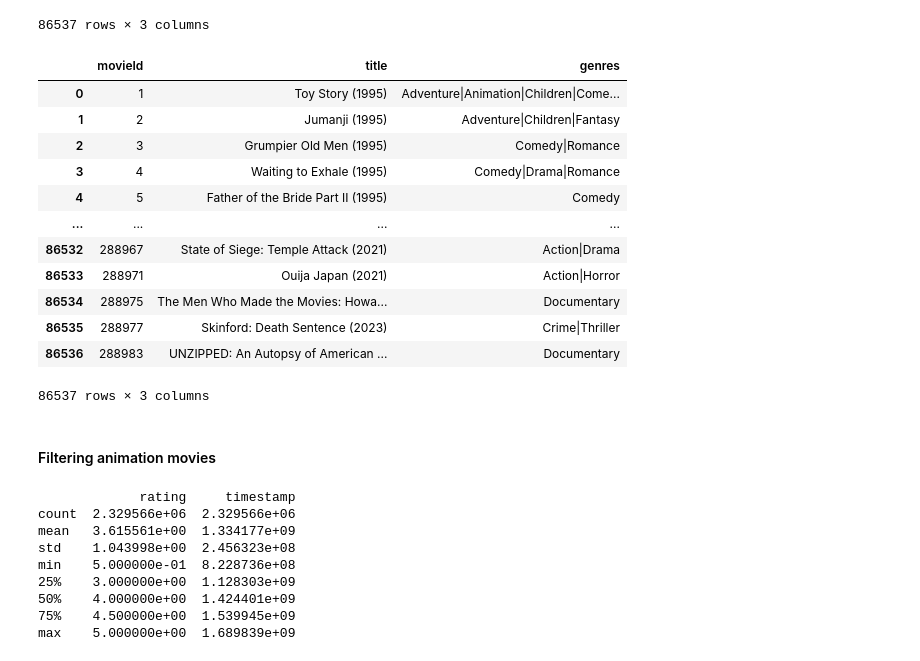
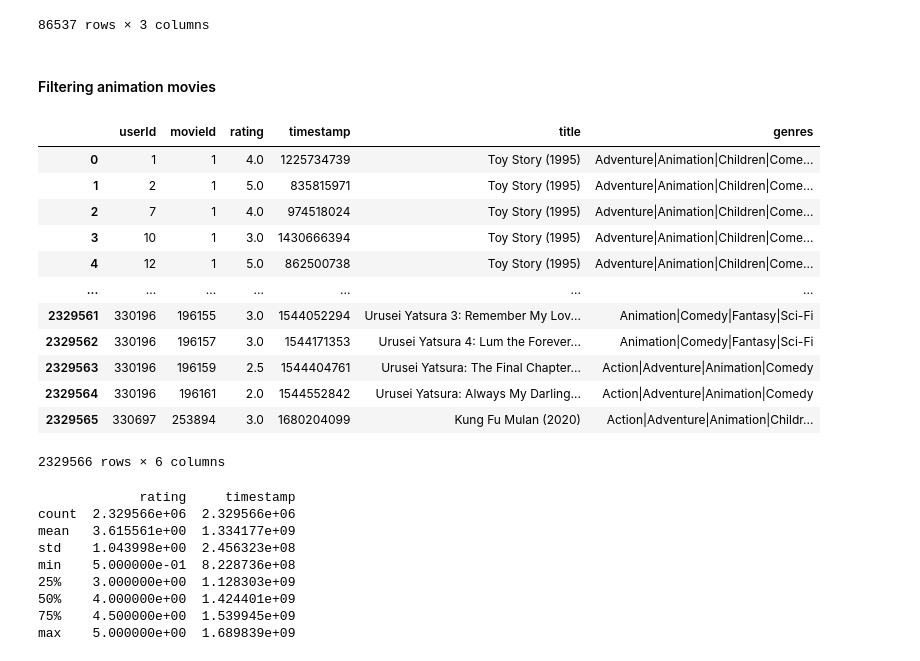
Before and after one commit to com-480-data-visualization/MoscowMickeyMule, a Jupyter notebook: milestone1/movie_lens_analysis.ipynb, the cells around one changed output. Cells and saved outputs as stored; diff of their text form; code cells hidden in the pictures.

```diff
--- a/milestone1/movie_lens_analysis.ipynb
+++ b/milestone1/movie_lens_analysis.ipynb
@@ -6,10 +6,10 @@ import matplotlib.pyplot as plt
 # %% [markdown]
 ### Exploratory Data Analysis of Movie Lens
 # %%
-df_links = pd.read_csv('data/ml-latest-small/links.csv')
-df_movies = pd.read_csv('data/ml-latest-small//movies.csv')
-df_ratings = pd.read_csv('data/ml-latest-small//ratings.csv')
-df_tags = pd.read_csv('data/ml-latest-small//tags.csv')
+df_links = pd.read_csv('data/links.csv')
+df_movies = pd.read_csv('data/movies.csv')
+df_ratings = pd.read_csv('data/ratings.csv')
+df_tags = pd.read_csv('data/tags.csv')
 # %%
 num_movies = df_movies.shape[0]
 print(f"\nNumber of movies: {num_movies}")
@@ -39,38 +39,31 @@ df_movies
 | 86535 | 288977 | Skinford: Death Sentence (2023) | Crime|Thriller |
 | 86536 | 288983 | UNZIPPED: An Autopsy of American ... | Documentary |
 86537 rows × 3 columns
-# %%
-FILE_PATH = 'data/ml-latest'
-df_links = pd.read_csv(f'{FILE_PATH}/links.csv')
-df_movies = pd.read_csv(f'{FILE_PATH}/movies.csv')
-df_ratings = pd.read_csv(f'{FILE_PATH}/ratings.csv')
-df_tags = pd.read_csv(f'{FILE_PATH}/tags.csv')
-
-df_movies
-# %% [output]
-|  | movieId | title | genres |
-| 0 | 1 | Toy Story (1995) | Adventure|Animation|Children|Come... |
-| 1 | 2 | Jumanji (1995) | Adventure|Children|Fantasy |
-| 2 | 3 | Grumpier Old Men (1995) | Comedy|Romance |
-| 3 | 4 | Waiting to Exhale (1995) | Comedy|Drama|Romance |
-| 4 | 5 | Father of the Bride Part II (1995) | Comedy |
-| ... | ... | ... | ... |
-| 86532 | 288967 | State of Siege: Temple Attack (2021) | Action|Drama |
-| 86533 | 288971 | Ouija Japan (2021) | Action|Horror |
-| 86534 | 288975 | The Men Who Made the Movies: Howa... | Documentary |
-| 86535 | 288977 | Skinford: Death Sentence (2023) | Crime|Thriller |
-| 86536 | 288983 | UNZIPPED: An Autopsy of American ... | Documentary |
-86537 rows × 3 columns
 # %% [markdown]
 #### Filtering animation movies
 # %%
 # Filter Animation Movies
 animation_movies = df_movies[df_movies['genres'].str.contains('Animation', na=False)]
-# print(animation_movies.head())
 
 # Merge ratings with animation movies
 animation_ratings = pd.merge(df_ratings, animation_movies, on='movieId')
 # print(animation_ratings.head())
+animation_movies
+animation_ratings
+# %% [output]
+|  | userId | movieId | rating | timestamp | title | genres |
+| 0 | 1 | 1 | 4.0 | 1225734739 | Toy Story (1995) | Adventure|Animation|Children|Come... |
+| 1 | 2 | 1 | 5.0 | 835815971 | Toy Story (1995) | Adventure|Animation|Children|Come... |
+| 2 | 7 | 1 | 4.0 | 974518024 | Toy Story (1995) | Adventure|Animation|Children|Come... |
+| 3 | 10 | 1 | 3.0 | 1430666394 | Toy Story (1995) | Adventure|Animation|Children|Come... |
+| 4 | 12 | 1 | 5.0 | 862500738 | Toy Story (1995) | Adventure|Animation|Children|Come... |
+| ... | ... | ... | ... | ... | ... | ... |
+| 2329561 | 330196 | 196155 | 3.0 | 1544052294 | Urusei Yatsura 3: Remember My Lov... | Animation|Comedy|Fantasy|Sci-Fi |
+| 2329562 | 330196 | 196157 | 3.0 | 1544171353 | Urusei Yatsura 4: Lum the Forever... | Animation|Comedy|Fantasy|Sci-Fi |
+| 2329563 | 330196 | 196159 | 2.5 | 1544404761 | Urusei Yatsura: The Final Chapter... | Action|Adventure|Animation|Comedy |
+| 2329564 | 330196 | 196161 | 2.0 | 1544552842 | Urusei Yatsura: Always My Darling... | Action|Adventure|Animation|Comedy |
+| 2329565 | 330697 | 253894 | 3.0 | 1680204099 | Kung Fu Mulan (2020) | Action|Adventure|Animation|Childr... |
+2329566 rows × 6 columns
 # %%
 
 # Summary statistics for animation movie ratings
```
Also changed, not shown: 4 other files.
